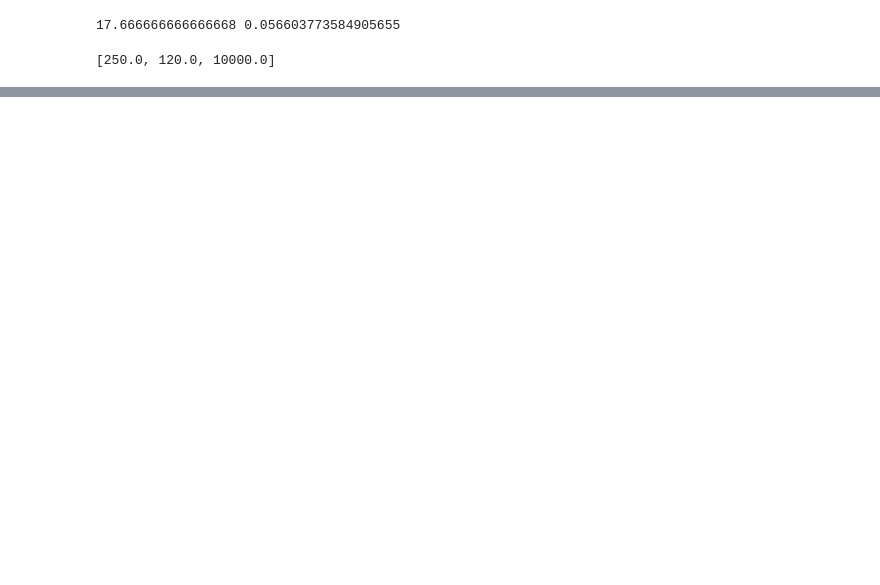
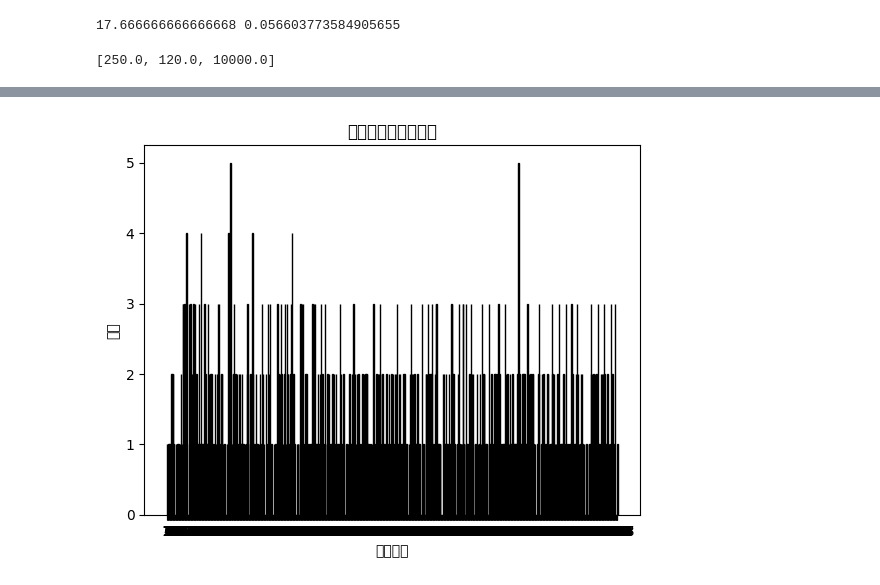
Before and after one commit to futouyiba/StatDemo, a Jupyter notebook: volatility.ipynb, the cells around one changed output, grey strips where cells are left out. Cells and saved outputs as stored; diff of their text form; code cells hidden in the pictures; blank space fills up the shorter version.

```diff
--- a/volatility.ipynb
+++ b/volatility.ipynb
@@ -492,0 +499,20 @@ fishSimulateNTimesICDFWithLifts(100000)
+# %%
+# 做1000这样的计算，看看空鱼权重的分布
+emptyFishWeights = []
+for _ in range(1000):
+    U = random.uniform(0, 1)
+    one_minus_U_exp_term = 1 - U * one_minus_exp_term
+    ln_term = np.log(one_minus_U_exp_term)
+    x = -1 / lambda_param * ln_term
+    updated_emptyFishWeight = realFishWeight * x
+    emptyFishWeights.append(updated_emptyFishWeight)
+
+# 绘制空鱼权重的分布直方图
+plt.hist(emptyFishWeights, bins=range(int(min(emptyFishWeights)), int(max(emptyFishWeights)) + 2), align='left', edgecolor='black')
+plt.xlabel('空鱼权重')
+plt.ylabel('频率')
+plt.title('空鱼权重分布直方图')
+plt.xticks(range(int(min(emptyFishWeights)), int(max(emptyFishWeights)) + 1))
+plt.show()
+# %% [output]
+[figure, added]
```
Also changed, not shown: parts of 16 cells of this notebook, 1 other file.
